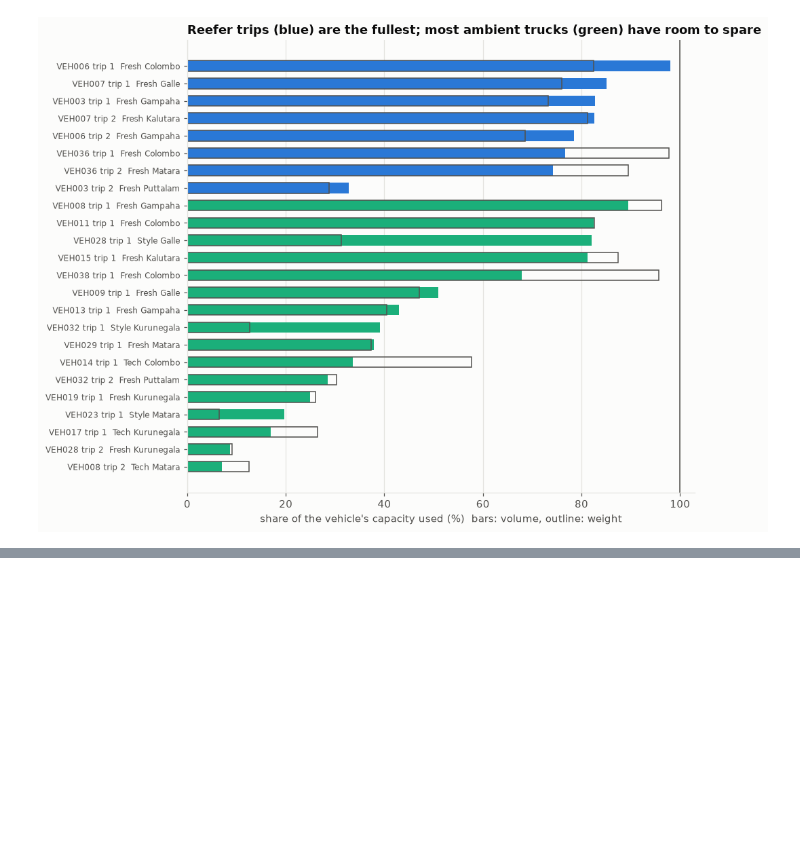
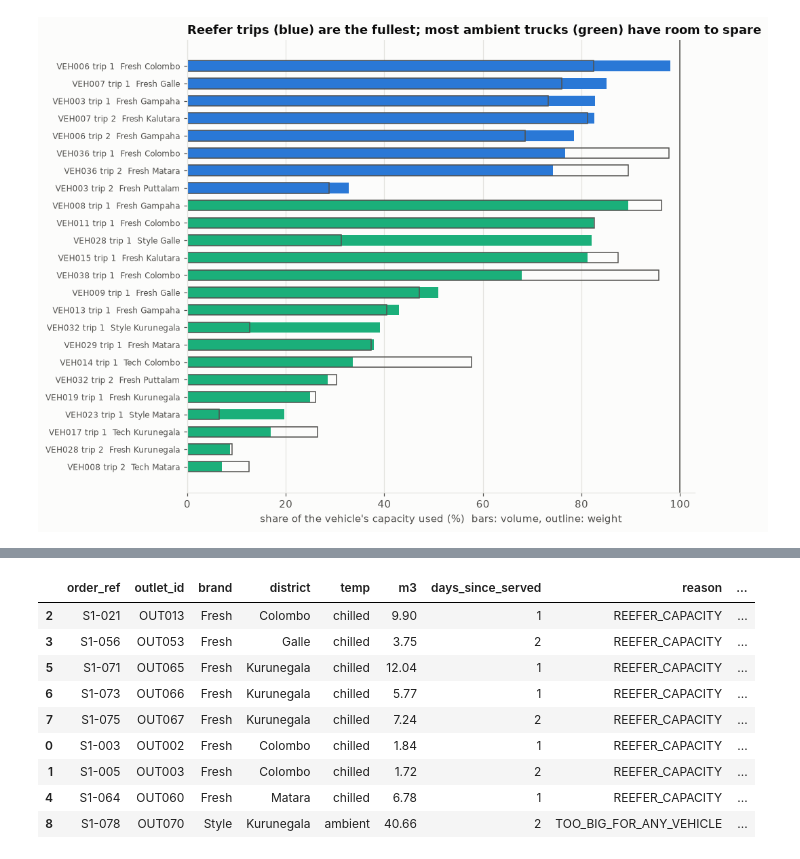
Before and after one commit to sameera-ekanayaka/Xora_Datathon, a Jupyter notebook: notebooks/07_task2b_peak_day_allocation.ipynb, the cells around one changed output, grey strips where cells are left out. Drawn from its saved outputs; the diff is of its cells as text; code cells hidden in the pictures; blank space fills up the shorter version.

Commit message:
Price every deferral by what serving it would cost

```diff
--- a/notebooks/07_task2b_peak_day_allocation.ipynb
+++ b/notebooks/07_task2b_peak_day_allocation.ipynb
@@ -256,0 +266,30 @@ plt.tight_layout(); plt.show()
+# %%
+base_chilled = ours.loc[ours.decision == "served", "order_volume_m3"].sum()
+base_outlets = ours.loc[ours.decision == "served", "outlet_id"].nunique()
+chilled_steps = [p for p in al.REEFER_PRIORITIES if p[0] != "trip_km"]
+rows = []
+for _, o in plan[plan.decision == "deferred"].iterrows():
+    row = {"order_ref": o.order_ref, "outlet_id": o.outlet_id, "brand": o.brand, "district": o.district,
+           "temp": o.temp_requirement, "m3": o.order_volume_m3, "days_since_served": o.days_since_last_served}
+    if o.order_ref in [r["order_ref"] for r in impossible]:
+        row.update(reason="TOO_BIG_FOR_ANY_VEHICLE")
+    else:
+        forced, _ = al.AllocationModel(reefer_prob).solve(chilled_steps, force={o.order_ref: 1})
+        fs = forced[forced.decision == "served"]
+        row.update(reason="REEFER_CAPACITY",
+                   chilled_stores_change_if_served=fs.outlet_id.nunique() - base_outlets,
+                   chilled_m3_change_if_served=round(fs.order_volume_m3.sum() - base_chilled, 2))
+    rows.append(row)
+deferrals = pd.DataFrame(rows).sort_values(["reason", "chilled_m3_change_if_served"], ascending=[True, False])
+deferrals.round(2)
+# %% [output]
+|  | order_ref | outlet_id | brand | district | temp | m3 | days_since_served | reason | ... |
+| 2 | S1-021 | OUT013 | Fresh | Colombo | chilled | 9.90 | 1 | REEFER_CAPACITY | ... |
+| 3 | S1-056 | OUT053 | Fresh | Galle | chilled | 3.75 | 2 | REEFER_CAPACITY | ... |
+| 5 | S1-071 | OUT065 | Fresh | Kurunegala | chilled | 12.04 | 1 | REEFER_CAPACITY | ... |
+| 6 | S1-073 | OUT066 | Fresh | Kurunegala | chilled | 5.77 | 1 | REEFER_CAPACITY | ... |
+| 7 | S1-075 | OUT067 | Fresh | Kurunegala | chilled | 7.24 | 2 | REEFER_CAPACITY | ... |
+| 0 | S1-003 | OUT002 | Fresh | Colombo | chilled | 1.84 | 1 | REEFER_CAPACITY | ... |
+| 1 | S1-005 | OUT003 | Fresh | Colombo | chilled | 1.72 | 2 | REEFER_CAPACITY | ... |
+| 4 | S1-064 | OUT060 | Fresh | Matara | chilled | 6.78 | 1 | REEFER_CAPACITY | ... |
+| 8 | S1-078 | OUT070 | Style | Kurunegala | ambient | 40.66 | 2 | TOO_BIG_FOR_ANY_VEHICLE | ... |
```
Also changed, not shown: parts of 2 cells of this notebook.
